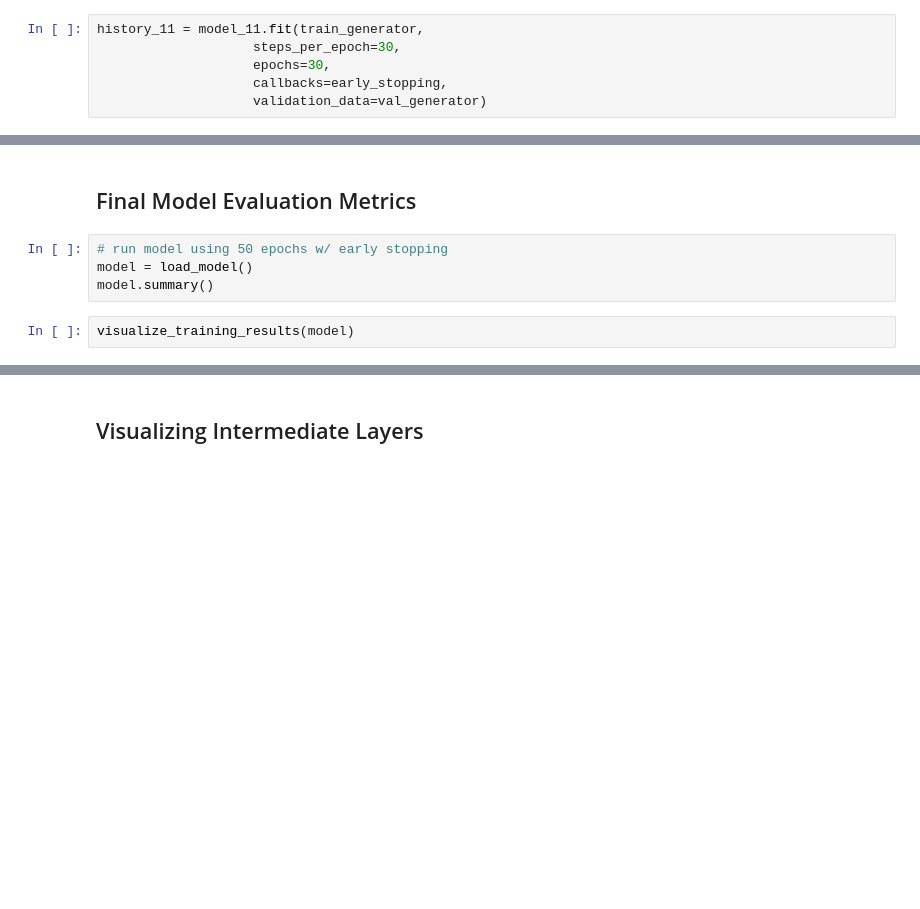
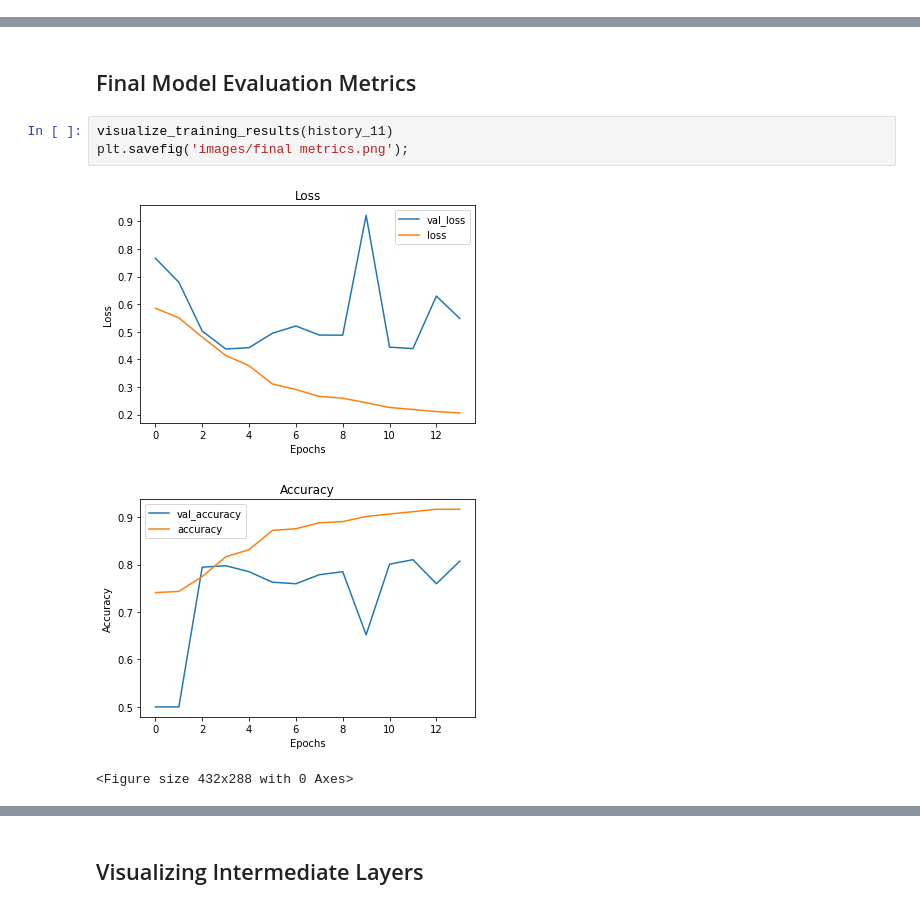
Before and after one commit to Sammyknee/pneumonia_image_classification, a Jupyter notebook: Pneumonia_Classification_Notebook.ipynb, the cells around one changed output, grey strips where cells are left out. Cells and saved outputs as stored; diff of their text form; blank space fills up the shorter version.

```diff
--- a/Pneumonia_Classification_Notebook.ipynb
+++ b/Pneumonia_Classification_Notebook.ipynb
@@ -1343,6 +1132,0 @@ model_11.compile(optimizer=opt,
-# %%
-history_11 = model_11.fit(train_generator,
-                    steps_per_epoch=30,
-                    epochs=30,
-                    callbacks=early_stopping,
-                    validation_data=val_generator)
@@ -1494,9 +1145,10 @@ Using a model with additional layers and additional (units?) did not improve our
 # Model Evaluation
 # %% [markdown]
 ## Final Model Evaluation Metrics
-# %%
-# run model using 50 epochs w/ early stopping
-model = load_model()
-model.summary()
-# %%
-visualize_training_results(model)
+# %%
+visualize_training_results(history_11)
+plt.savefig('images/final metrics.png');
+# %% [output]
+[figure, added]
+[figure, added]
+<Figure size 432x288 with 0 Axes>
```
Also changed, not shown: parts of 145 cells of this notebook.
